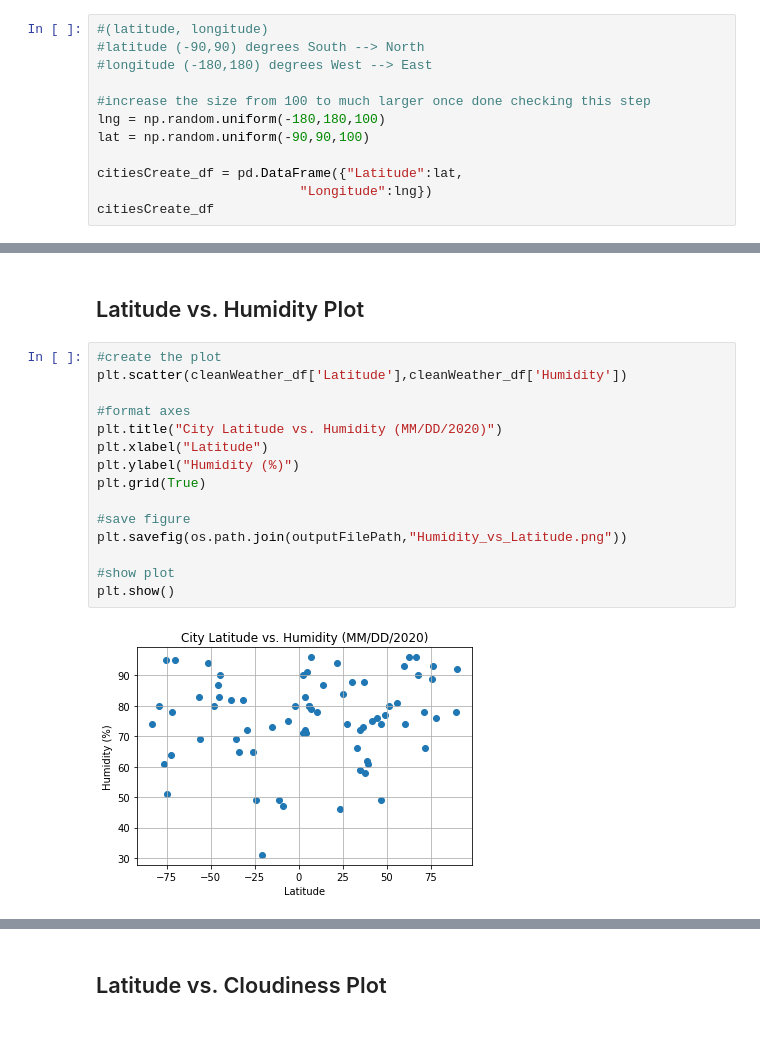
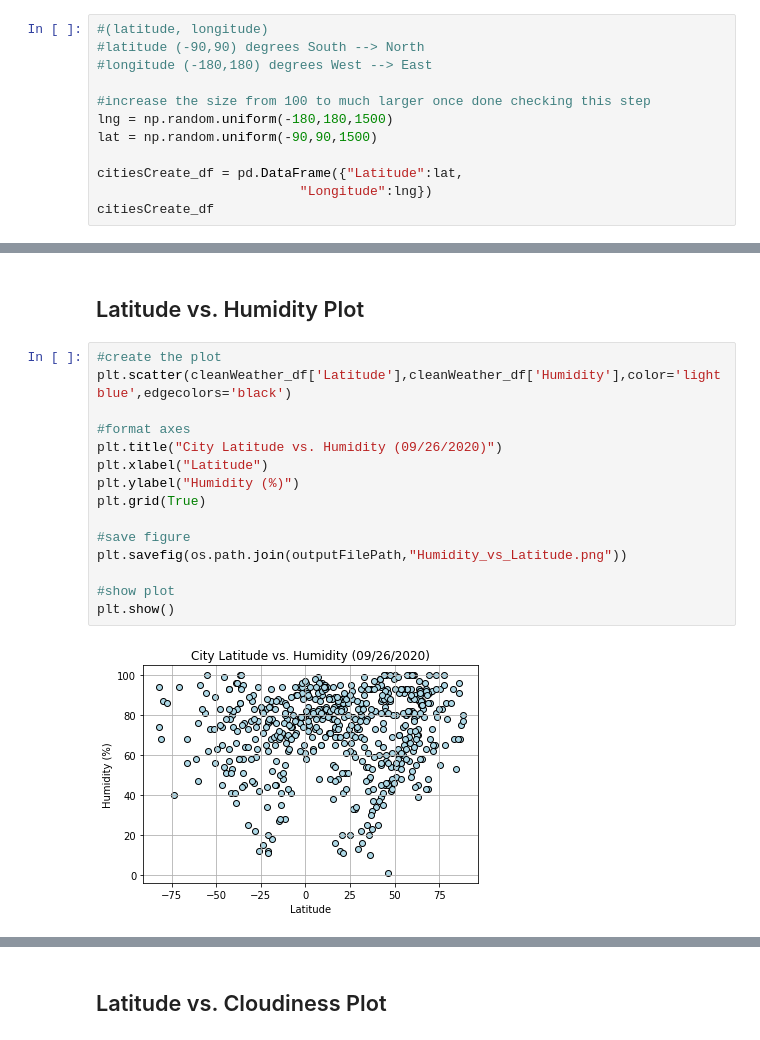
Before and after one commit to meielerol/API-challenge, a Jupyter notebook: WeatherPy.ipynb, the cells around one changed output, grey strips where cells are left out. Saved outputs shown, nothing was run; the diff lists cells and outputs as text.

Commit message:
increased the random number generator from 100 to 1500 and has just over 500 points after cleaning

```diff
--- a/WeatherPy.ipynb
+++ b/WeatherPy.ipynb
@@ -31,8 +31,8 @@ outputFilePath = os.path.join("Output-Data")
 #longitude (-180,180) degrees West --> East
 
 #increase the size from 100 to much larger once done checking this step
-lng = np.random.uniform(-180,180,100)
-lat = np.random.uniform(-90,90,100)
+lng = np.random.uniform(-180,180,1500)
+lat = np.random.uniform(-90,90,1500)
 
 citiesCreate_df = pd.DataFrame({"Latitude":lat,
                           "Longitude":lng})
@@ -318,18 +259,18 @@ plt.show()
 ## Latitude vs. Humidity Plot
 # %%
 #create the plot
-plt.scatter(cleanWeather_df['Latitude'],cleanWeather_df['Humidity'])
+plt.scatter(cleanWeather_df['Latitude'],cleanWeather_df['Humidity'],color='lightblue',edgecolors='black')
 
 #format axes
-plt.title("City Latitude vs. Humidity (MM/DD/2020)")
+plt.title("City Latitude vs. Humidity (09/26/2020)")
 plt.xlabel("Latitude")
 plt.ylabel("Humidity (%)")
 plt.grid(True)
 
 #save figure
 plt.savefig(os.path.join(outputFilePath,"Humidity_vs_Latitude.png"))
 
 #show plot
 plt.show()
 # %% [output]
-[figure, old version]
+[figure, new version]
```
Also changed, not shown: parts of 38 cells of this notebook, 13 other files.
